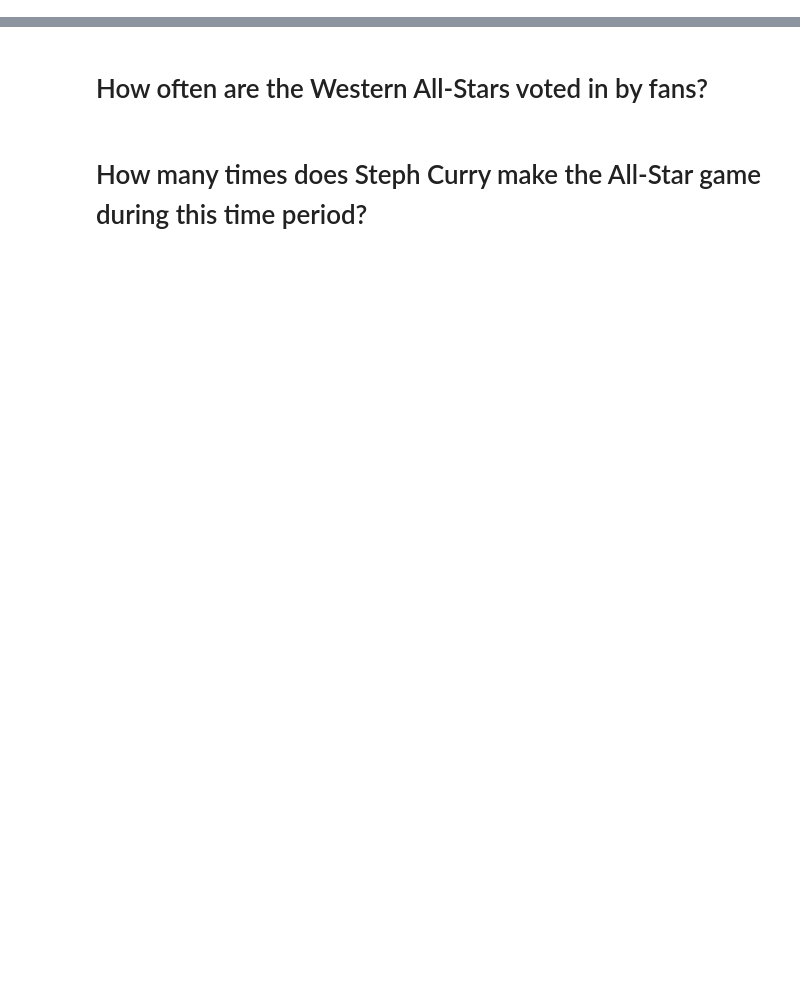
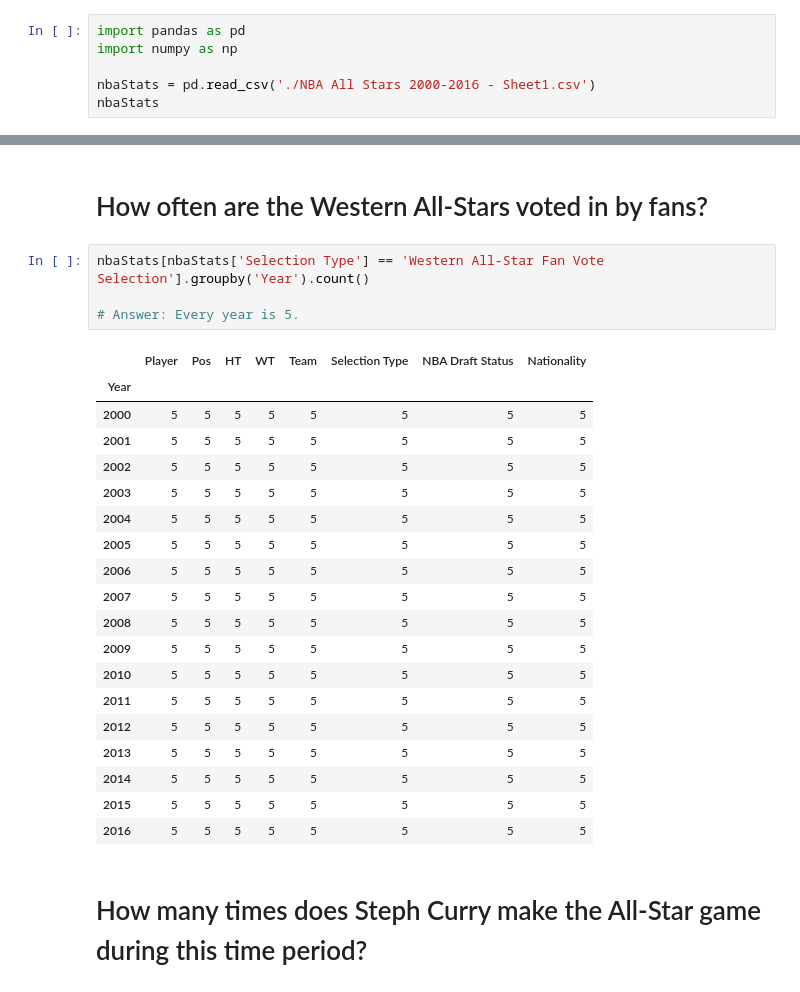
Before and after one commit to cjsachs/AirBnB-NBA-All-Stars, a Jupyter notebook: NBA All-Star Weekend Challenge.ipynb, the cells around one changed output, grey strips where cells are left out. Drawn from its saved outputs; the diff is of its cells as text; blank space fills up the shorter version.

Commit message:
Finished NBA All-Star Challenge

```diff
--- a/NBA All-Star Weekend Challenge.ipynb
+++ b/NBA All-Star Weekend Challenge.ipynb
@@ -8,3 +8,9 @@ Become more familiar with the dataset <a href="https://www.kaggle.com/fmejia21/n
 Once completed, commit this notebook to github and submit the link to the google classroom assignment.
 
 <a href="https://classroom.google.com/u/2/c/NDc4MzEzMjI5Nzla/a/NTE3OTYxNzM2OTNa/details">Google Classroom</a>
+# %%
+import pandas as pd
+import numpy as np
+
+nbaStats = pd.read_csv('./NBA All Stars 2000-2016 - Sheet1.csv')
+nbaStats
@@ -19,4 +113,28 @@ Once completed, commit this notebook to github and submit the link to the google
 # %% [markdown]
 # How often are the Western All-Stars voted in by fans?
+# %%
+nbaStats[nbaStats['Selection Type'] == 'Western All-Star Fan Vote Selection'].groupby('Year').count()
+
+# Answer: Every year is 5.
+# %% [output]
+|  | Player | Pos | HT | WT | Team | Selection Type | NBA Draft Status | Nationality |
+| Year |  |  |  |  |  |  |  |  |
+| 2000 | 5 | 5 | 5 | 5 | 5 | 5 | 5 | 5 |
+| 2001 | 5 | 5 | 5 | 5 | 5 | 5 | 5 | 5 |
+| 2002 | 5 | 5 | 5 | 5 | 5 | 5 | 5 | 5 |
+| 2003 | 5 | 5 | 5 | 5 | 5 | 5 | 5 | 5 |
+| 2004 | 5 | 5 | 5 | 5 | 5 | 5 | 5 | 5 |
+| 2005 | 5 | 5 | 5 | 5 | 5 | 5 | 5 | 5 |
+| 2006 | 5 | 5 | 5 | 5 | 5 | 5 | 5 | 5 |
+| 2007 | 5 | 5 | 5 | 5 | 5 | 5 | 5 | 5 |
+| 2008 | 5 | 5 | 5 | 5 | 5 | 5 | 5 | 5 |
+| 2009 | 5 | 5 | 5 | 5 | 5 | 5 | 5 | 5 |
+| 2010 | 5 | 5 | 5 | 5 | 5 | 5 | 5 | 5 |
+| 2011 | 5 | 5 | 5 | 5 | 5 | 5 | 5 | 5 |
+| 2012 | 5 | 5 | 5 | 5 | 5 | 5 | 5 | 5 |
+| 2013 | 5 | 5 | 5 | 5 | 5 | 5 | 5 | 5 |
+| 2014 | 5 | 5 | 5 | 5 | 5 | 5 | 5 | 5 |
+| 2015 | 5 | 5 | 5 | 5 | 5 | 5 | 5 | 5 |
+| 2016 | 5 | 5 | 5 | 5 | 5 | 5 | 5 | 5 |
 # %% [markdown]
 # How many times does Steph Curry make the All-Star game during this time period?
```
Also changed, not shown: parts of 9 cells of this notebook, 1 other file.
